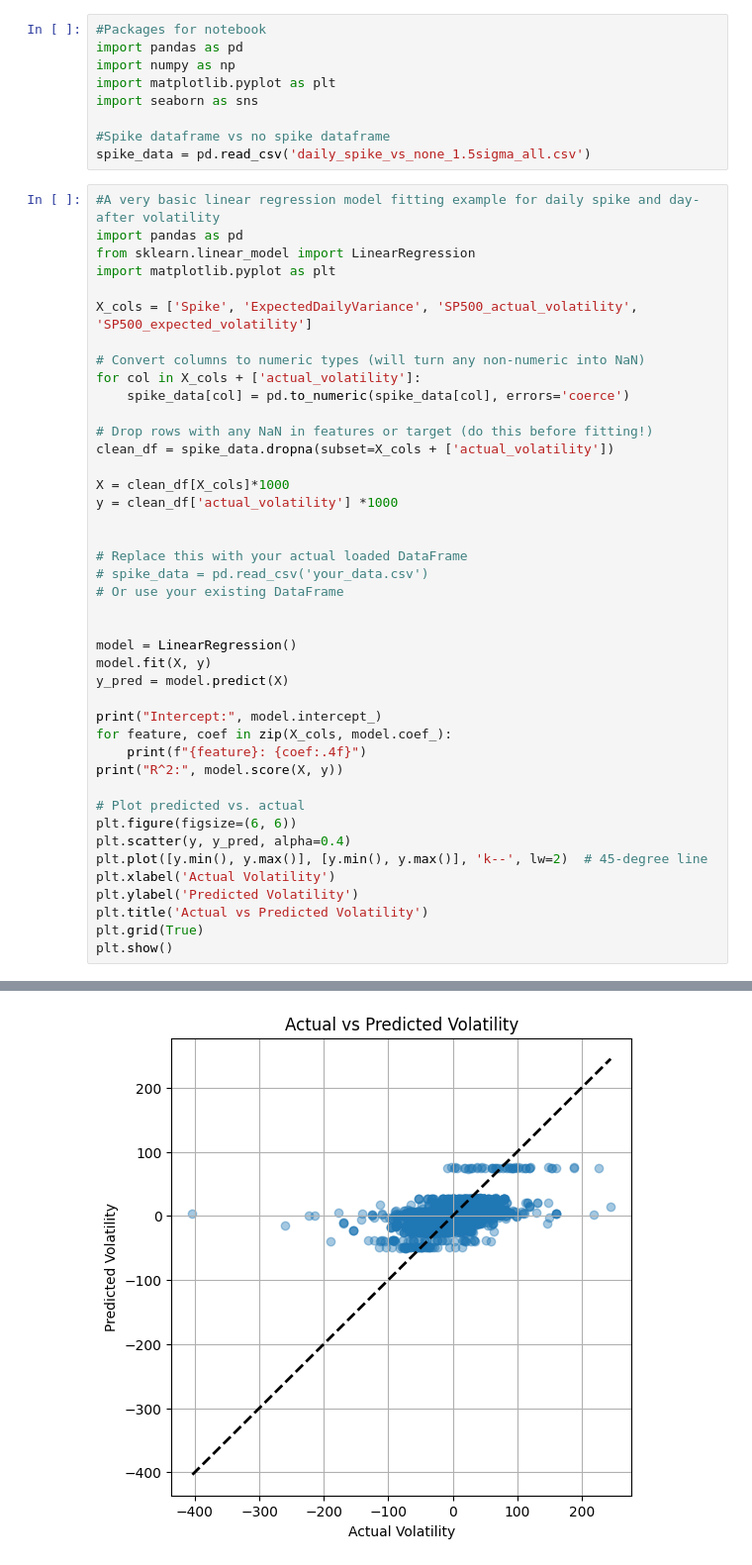
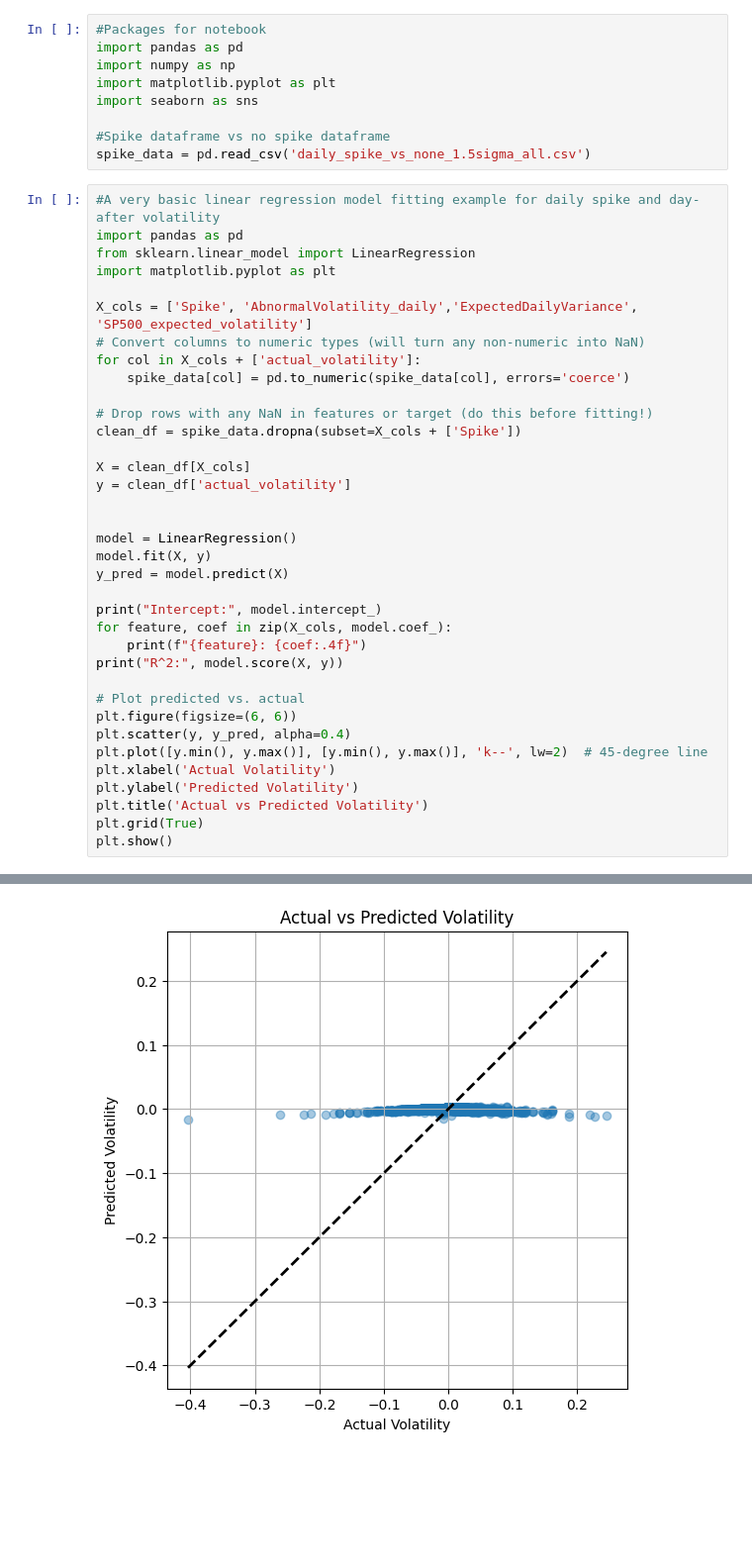
Before and after one commit to Erdos-Projects/fall-2025-financial-markets-and-sentiment, a Jupyter notebook: model_fitting/regression_fitting_daily_spikes.ipynb, the cells around one changed output, grey strips where cells are left out. Shown at 99% size. Drawn from its saved outputs; the diff is of its cells as text; blank space fills up the shorter version.

```diff
--- a/model_fitting/regression_fitting_daily_spikes.ipynb
+++ b/model_fitting/regression_fitting_daily_spikes.ipynb
@@ -13,22 +13,16 @@ import pandas as pd
 from sklearn.linear_model import LinearRegression
 import matplotlib.pyplot as plt
 
-X_cols = ['Spike', 'ExpectedDailyVariance', 'SP500_actual_volatility', 'SP500_expected_volatility']
-
+X_cols = ['Spike', 'AbnormalVolatility_daily','ExpectedDailyVariance', 'SP500_expected_volatility']
 # Convert columns to numeric types (will turn any non-numeric into NaN)
 for col in X_cols + ['actual_volatility']:
     spike_data[col] = pd.to_numeric(spike_data[col], errors='coerce')
 
 # Drop rows with any NaN in features or target (do this before fitting!)
-clean_df = spike_data.dropna(subset=X_cols + ['actual_volatility'])
+clean_df = spike_data.dropna(subset=X_cols + ['Spike'])
 
-X = clean_df[X_cols]*1000
-y = clean_df['actual_volatility'] *1000
-
-
-# Replace this with your actual loaded DataFrame
-# spike_data = pd.read_csv('your_data.csv')
-# Or use your existing DataFrame
+X = clean_df[X_cols]
+y = clean_df['actual_volatility']
 
 
 model = LinearRegression()
@@ -59,3 +53,3 @@ R^2: 0.21498134987333606
-[figure, old version]
+[figure, new version]
 # %%
 #Repeat for daily spike vs week after volatility
```
Also changed, not shown: parts of 12 cells of this notebook, 6 other files.
